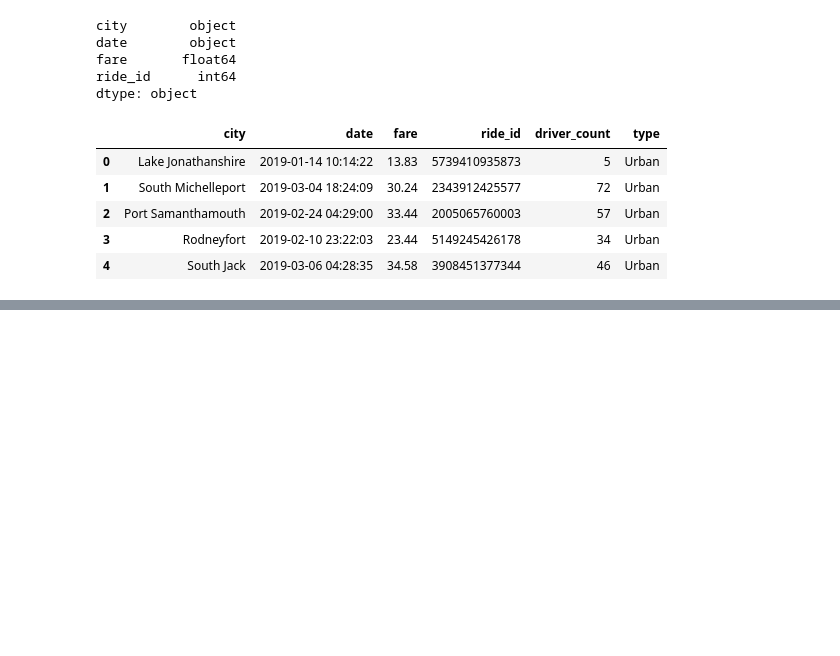
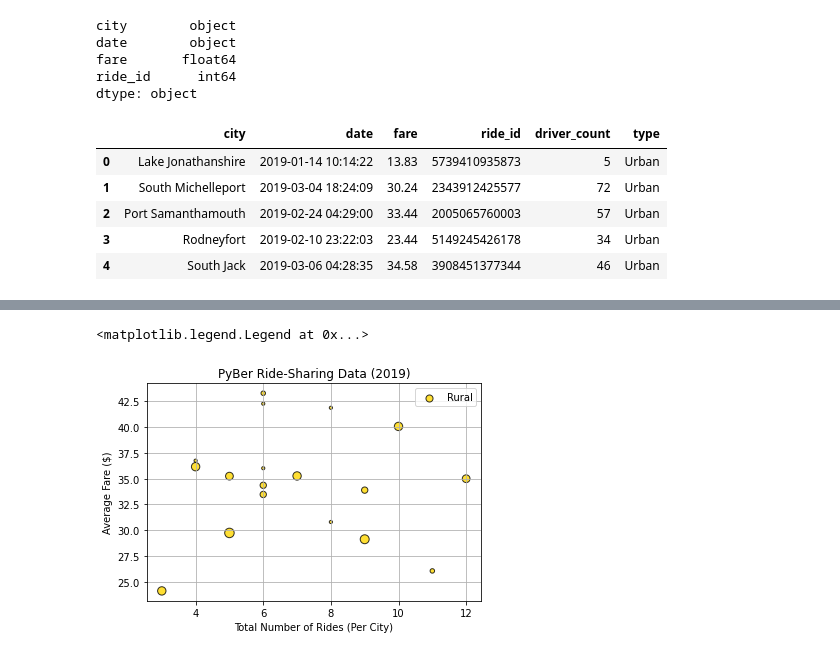
Before and after one commit to chrisolwell/PyBer_Analysis, a Jupyter notebook: PyBer.ipynb, the cells around one changed output, grey strips where cells are left out. Saved outputs shown, nothing was run; the diff lists cells and outputs as text; code cells hidden in the pictures; blank space fills up the shorter version.

```diff
--- a/PyBer.ipynb
+++ b/PyBer.ipynb
@@ -131,0 +250,29 @@ pyber_data_df.head()
+# %%
+# # Build the Rural plot ####This errored as "ValueError: s must be a scalar, or float array-like with the same size as x and y"
+# plt.scatter(suburban_ride_count,
+#            suburban_avg_fare,
+#            s=10*rural_driver_count, c="gold",
+#            edgecolor="black", linewidths=1,
+#            alpha=0.8, label="Rural")
+# plt.title("PyBer Ride-Sharing Data (2019)")
+# plt.ylabel("Average Fare ($)")
+# plt.xlabel("Total Number of Rides (Per City)")
+# plt.grid(True)
+# # Add the legend
+# plt.legend()
+
+# Build the scatter plots for rural cities.
+plt.scatter(rural_ride_count,
+      rural_avg_fare,
+      s=10*rural_driver_count, c="gold",
+      edgecolor="black", linewidths=1,
+      alpha=0.8, label="Rural")
+plt.title("PyBer Ride-Sharing Data (2019)")
+plt.ylabel("Average Fare ($)")
+plt.xlabel("Total Number of Rides (Per City)")
+plt.grid(True)
+# Add the legend.
+plt.legend()
+# %% [output]
+<matplotlib.legend.Legend at 0x...>
+[figure, added]
```
Also changed, not shown: parts of 12 cells of this notebook, 3 other files.
